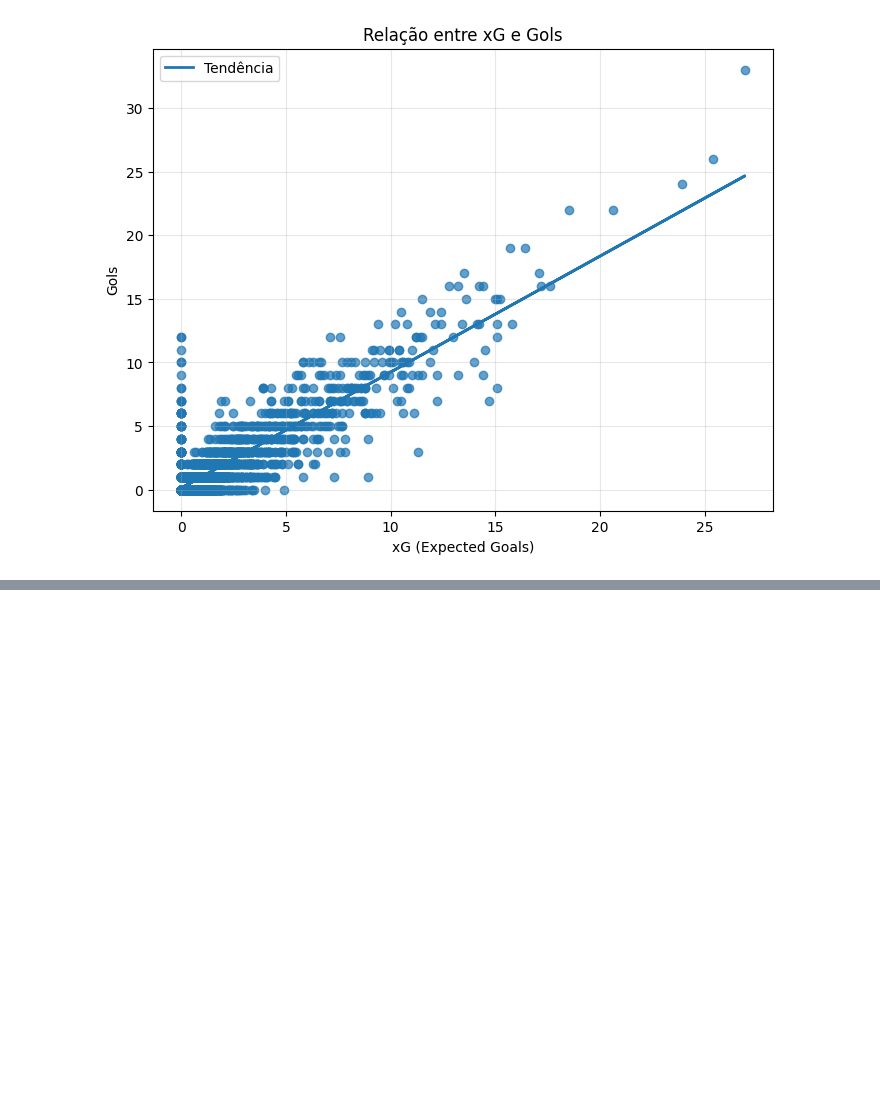
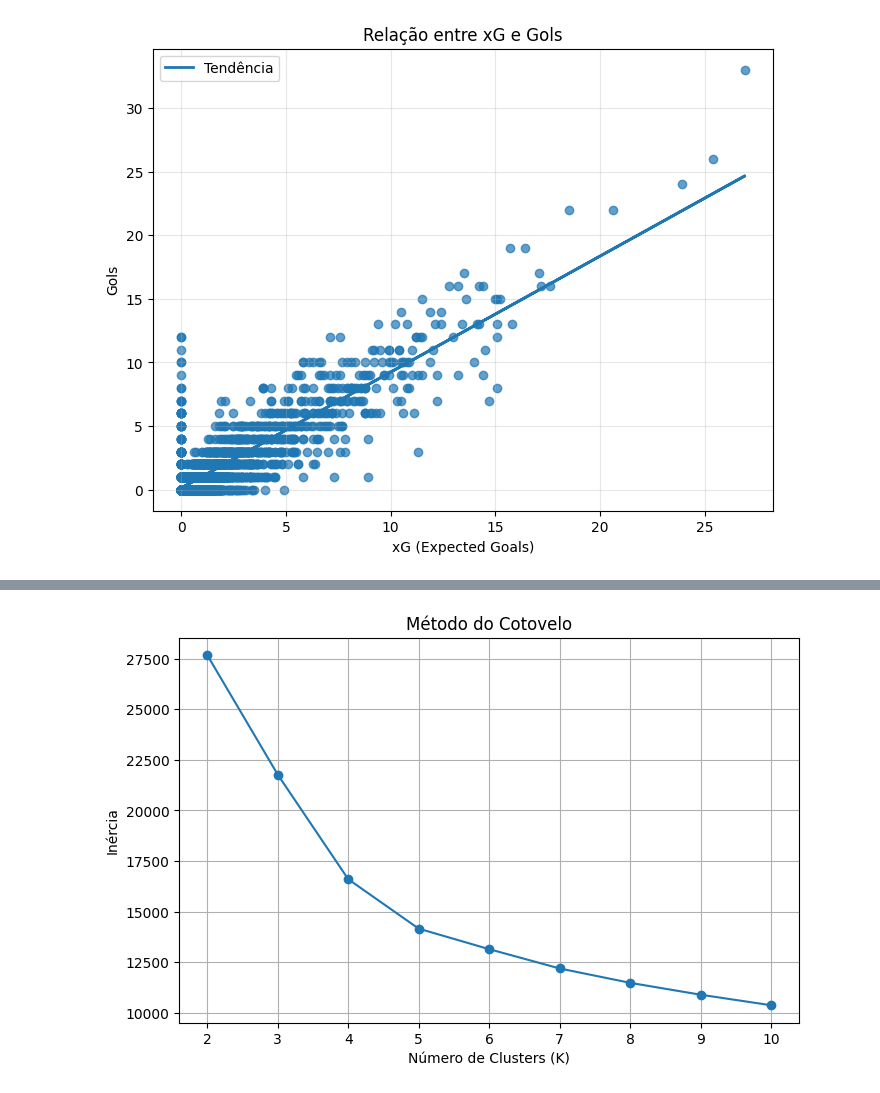
Before and after one commit to GabiMangili/DataMiningTrabalho, a Jupyter notebook: datamining.ipynb, the cells around one changed output, grey strips where cells are left out. Drawn from its saved outputs; the diff is of its cells as text; code cells hidden in the pictures; blank space fills up the shorter version.

```diff
--- a/datamining.ipynb
+++ b/datamining.ipynb
@@ -624,0 +663,8 @@ plt.show()
+# %%
+#nomarlização
+from sklearn.preprocessing import StandardScaler
+
+scaler = StandardScaler()
+X_scaled = scaler.fit_transform(X)
+
+print(X_scaled[:5])
@@ -624,0 +687,36 @@ plt.show()
+# %%
+#método do cotovelo
+
+from sklearn.cluster import KMeans
+
+inercia = [];
+
+for k in range(2, 11):
+
+    modelo = KMeans(
+        n_clusters=k,
+        random_state=42,
+        n_init=10
+    )
+
+    modelo.fit(X_scaled)
+
+    inercia.append(modelo.inertia_)
+
+plt.figure(figsize=(8,5))
+
+plt.plot(
+    range(2,11),
+    inercia,
+    marker="o"
+)
+
+plt.title("Método do Cotovelo")
+plt.xlabel("Número de Clusters (K)")
+plt.ylabel("Inércia")
+
+plt.grid(True)
+
+plt.show()
+# %% [output]
+[figure, added]
```
Also changed, not shown: parts of 13 cells of this notebook, 2 other files.
